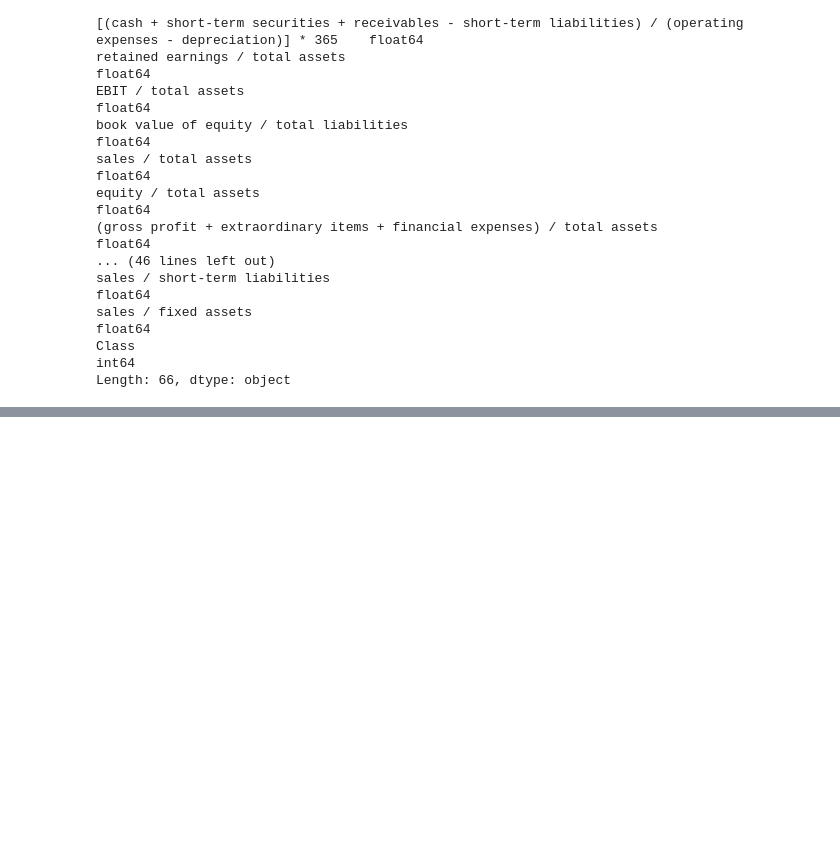
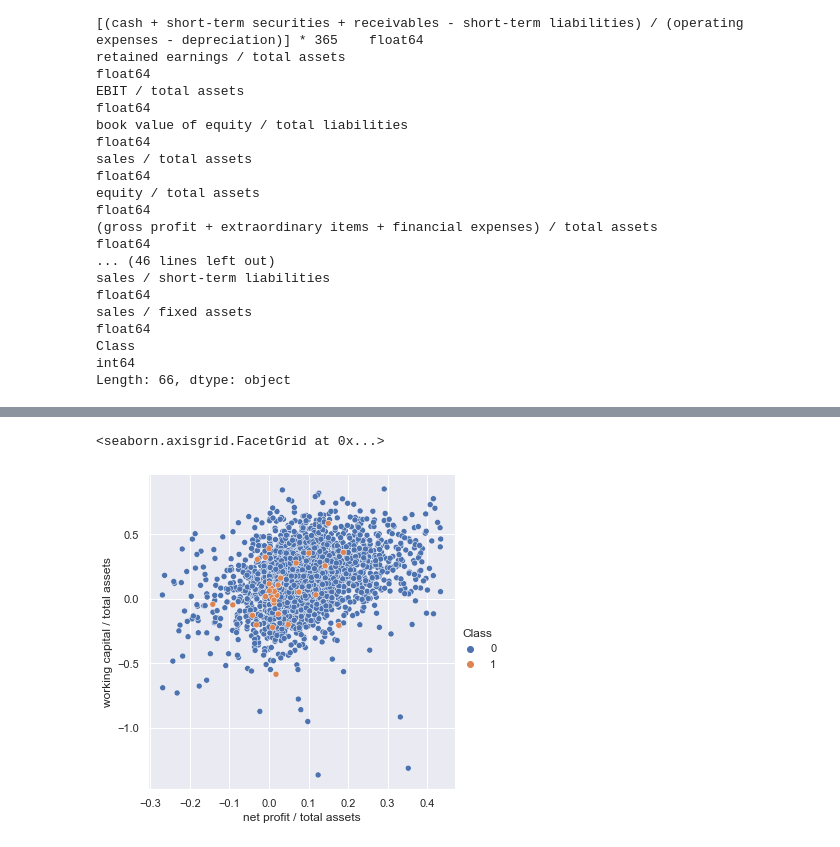
Before and after one commit to axeljoly33/Python_for_Data_Analysis_-_Project, a Jupyter notebook: final_project_python_file.ipynb, the cells around one changed output, grey strips where cells are left out. Drawn from its saved outputs; the diff is of its cells as text; code cells hidden in the pictures; blank space fills up the shorter version.

Commit message:
Added visualization of data

```diff
--- a/final_project_python_file.ipynb
+++ b/final_project_python_file.ipynb
@@ -280,0 +265,46 @@ Length: 66, dtype: object
+# %%
+
+df_og_1 = df_og_1.apply(pd.to_numeric, errors='coerce')
+df_og_2 = df_og_2.apply(pd.to_numeric, errors='coerce')
+df_og_3 = df_og_3.apply(pd.to_numeric, errors='coerce')
+df_og_4 = df_og_4.apply(pd.to_numeric, errors='coerce')
+df_og_5 = df_og_5.apply(pd.to_numeric, errors='coerce')
+
+meanYear1Company_0 = df_og_1[(df_og_1['Class']==0)]["net profit / total assets"].mean()
+meanYear1Company_1 = df_og_1[(df_og_1['Class']==1)]["net profit / total assets"].mean()
+
+meanYear2Company_0 = df_og_2[(df_og_2['Class']==0)]["net profit / total assets"].mean()
+meanYear2Company_1 = df_og_2[(df_og_2['Class']==1)]["net profit / total assets"].mean()
+
+meanYear3Company_0 = df_og_3[(df_og_3['Class']==0)]["net profit / total assets"].mean()
+meanYear3Company_1 = df_og_3[(df_og_3['Class']==1)]["net profit / total assets"].mean()
+
+meanYear4Company_0 = df_og_4[(df_og_4['Class']==0)]["net profit / total assets"].mean()
+meanYear4Company_1 = df_og_4[(df_og_4['Class']==1)]["net profit / total assets"].mean()
+
+meanYear5Company_0 = df_og_5[(df_og_5['Class']==0)]["net profit / total assets"].mean()
+meanYear5Company_1 = df_og_5[(df_og_5['Class']==1)]["net profit / total assets"].mean()
+# %%
+import seaborn as sns
+import numpy as np
+from scipy import stats
+
+def normalize(dataset):
+    dataNorm=((dataset-dataset.mean())/dataset.std())
+    dataNorm["Class"]=dataset["Class"]
+    dataNorm["id"]=dataset["id"]
+    return dataNorm
+
+# Remove NaN
+if df_og_1.isnull().values.any():
+    df_og_1.dropna(inplace=True)
+df_og_1[df_og_1['Class']==1]
+
+# Remove outliers
+z = np.abs(stats.zscore(df_og_1["net profit / total assets"]))
+dataset_cleared_zscore = df_og_1[(z < 3)]
+
+sns.relplot(x="net profit / total assets", y="working capital / total assets", data=dataset_cleared_zscore, hue="Class")
+# %% [output]
+<seaborn.axisgrid.FacetGrid at 0x...>
+[figure, added]
```
Also changed, not shown: parts of 7 cells of this notebook.
